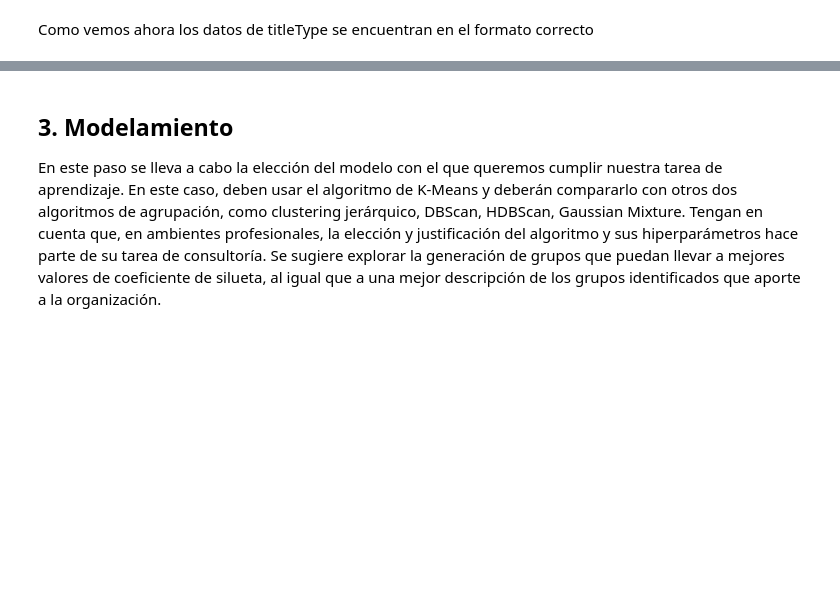
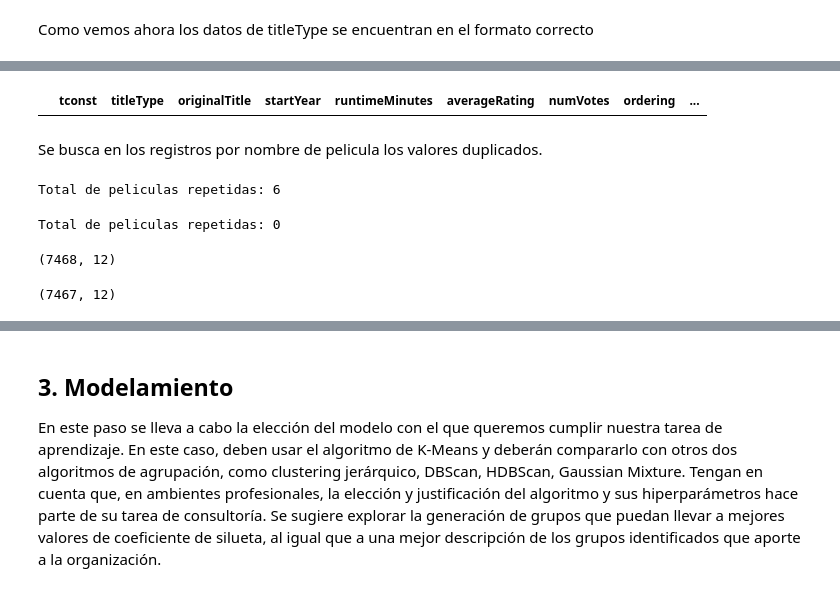
Before and after one commit to montejs3/Bi, a Jupyter notebook: LabBi/lab.ipynb, the cells around one changed output, grey strips where cells are left out. Saved outputs shown, nothing was run; the diff lists cells and outputs as text; code cells hidden in the pictures; blank space fills up the shorter version.

```diff
--- a/LabBi/lab.ipynb
+++ b/LabBi/lab.ipynb
@@ -107,0 +86,12 @@ df.sample(5)
+# %%
+# Se muestran algunos registros de canciones aparentemente repetidos
+# Los repetidos se pueden analizar por la totalidad de sus valores o como en este caso por un subconjunto de estos
+df.loc[df.duplicated(subset = df.columns[1:], keep = False)].sort_values(by = 'originalTitle').head(10)
+# %% [output]
+|  | tconst | titleType | originalTitle | startYear | runtimeMinutes | averageRating | numVotes | ordering | ... |
+# %% [markdown]
+Se busca en los registros por nombre de pelicula los valores duplicados.
+# %%
+print('Total de peliculas repetidas:', df.loc[df.duplicated(subset = df.columns[1:], keep = False)].shape[0])
+# %% [output]
+Total de peliculas repetidas: 6
@@ -107,0 +101,13 @@ df.sample(5)
+# %%
+print('Total de peliculas repetidas:', df.loc[df.duplicated(subset = df.columns[1:], keep = False)].shape[0])
+# %% [output]
+Total de peliculas repetidas: 0
+# %%
+df.shape
+# %% [output]
+(7468, 12)
+# %%
+df.dropna(inplace = True)
+df.shape
+# %% [output]
+(7467, 12)
```
Also changed, not shown: parts of 18 cells of this notebook.
